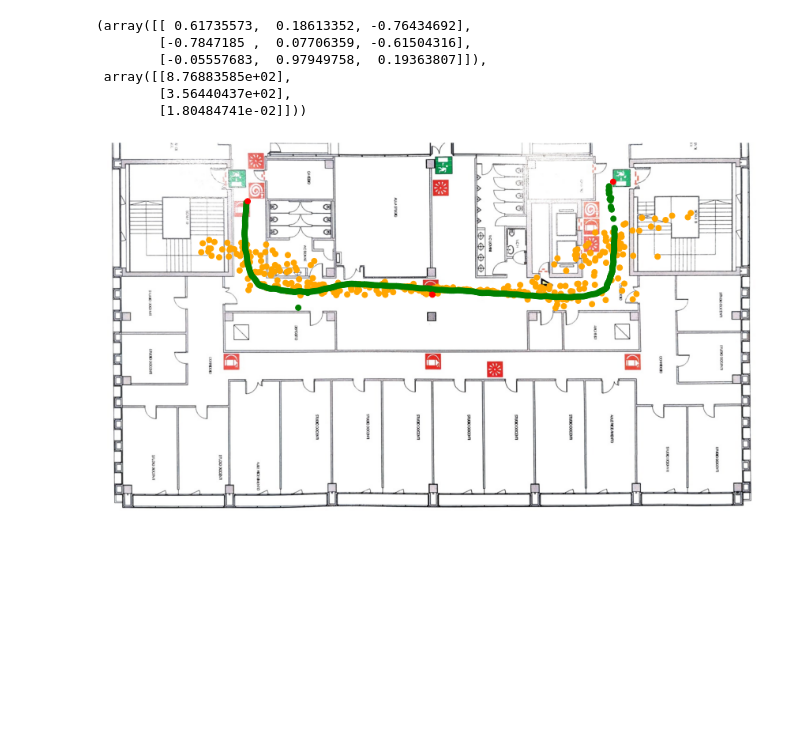
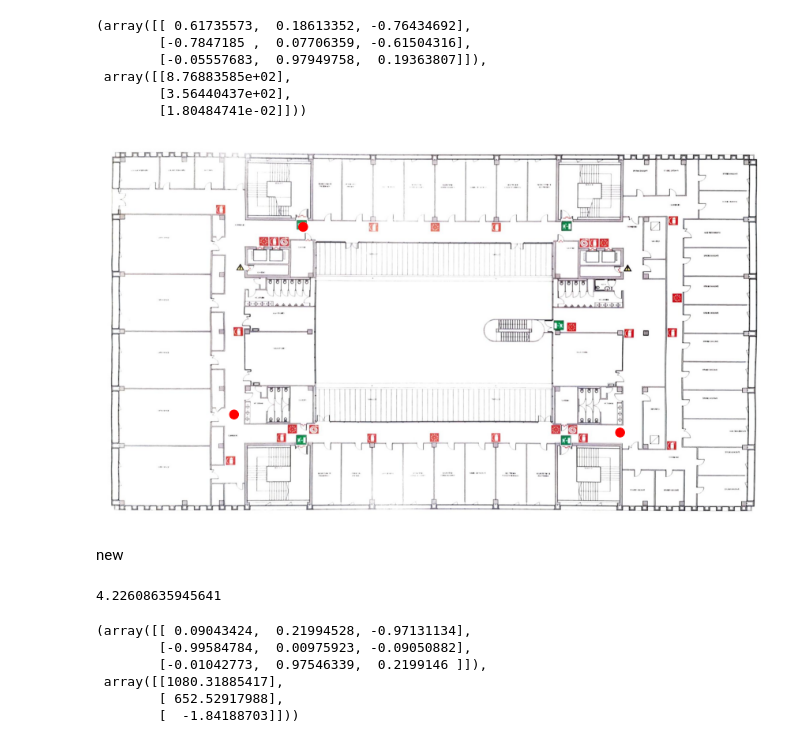
Before and after one commit to fedeizzo/camera-pose-estimation, a Jupyter notebook: notebooks/crs_alignment.ipynb, the cells around one changed output. Drawn from its saved outputs; the diff is of its cells as text; code cells hidden in the pictures; blank space fills up the shorter version.

Commit message:
add crs alignment between colmap dataset and real world

```diff
--- a/notebooks/crs_alignment.ipynb
+++ b/notebooks/crs_alignment.ipynb
@@ -100,23 +102,31 @@ D = (np.matmul(R, points) + t).T
 F = (np.matmul(R, predictions) + t).T
 G = (np.matmul(R, targets) + t).T
 # %%
-img = plt.imread('../camera-pose-estimation/models/posenet/static/cadatastral_plan.jpg')
+cadatastral_crs = np.array([
+    [670, 440, 1725],
+    [280, 905, 965],
+    [0, 0, 0]
+])
+
+img = plt.imread('../camera-pose-estimation/model/static/cadatastral_plan_all.jpg')
 fig, ax = plt.subplots(1, figsize=(15,15))
 ax.set_aspect('equal')
 ax.axis('off')
 
 ax.imshow(img)
 #for p in D:
 #    circ = Circle((p[0], p[1]), 7)
 #    ax.add_patch(circ)
-for p in F:
-    circ = Circle((p[0], p[1]), 7, color='orange')
+#for p in F:
+#    circ = Circle((p[0], p[1]), 7, color='orange')
+#    ax.add_patch(circ)
+#for p in G:
+#    circ = Circle((p[0], p[1]), 7, color='green')
+#    ax.add_patch(circ)
+for p in cadatastral_crs.T:
+    circ = Circle((p[0], p[1]), 15, color='red')
     ax.add_patch(circ)
-for p in G:
-    circ = Circle((p[0], p[1]), 7, color='green')
-    ax.add_patch(circ)
-for p in cadatastral_crs.T:
-    circ = Circle((p[0], p[1]), 7, color='red')
-    ax.add_patch(circ)
 # %% [output]
-[figure, old version]
+[figure, new version]
+# %% [markdown]
+new
@@ -122,0 +146,8 @@ for p in cadatastral_crs.T:
+# %%
+px = 630
+a = positions[positions.image == '0632.png'][['x','y','z']].squeeze()
+b = positions[positions.image == '0891.png'][['x','y','z']].squeeze()
+unit_measure = np.sqrt(np.sum((a - b)**2))
+unit_measure
+# %% [output]
+4.22608635945641
@@ -122,0 +162,11 @@ for p in cadatastral_crs.T:
+# %%
+# RA + t = B
+R, t = rigid_transform_3D(colmap_crs, cadatastral_crs)
+R, t
+# %% [output]
+(array([[ 0.09043424,  0.21994528, -0.97131134],
+        [-0.99584784,  0.00975923, -0.09050882],
+        [-0.01042773,  0.97546339,  0.2199146 ]]),
+ array([[1080.31885417],
+        [ 652.52917988],
+        [  -1.84188703]]))
```
Also changed, not shown: parts of 7 cells of this notebook, 1 other file.
